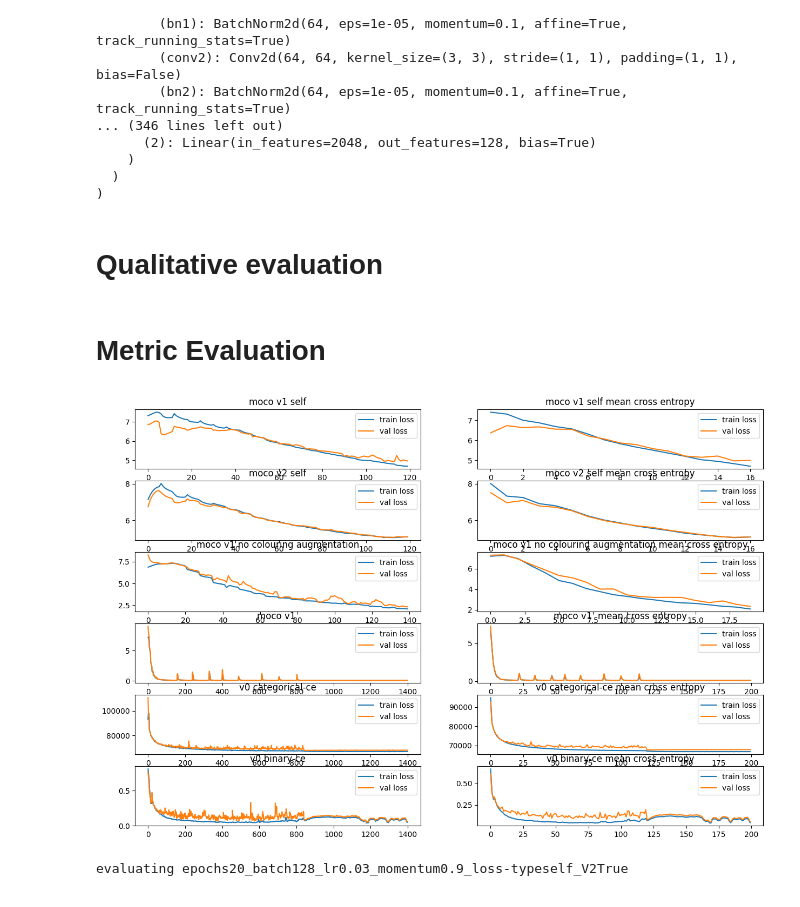
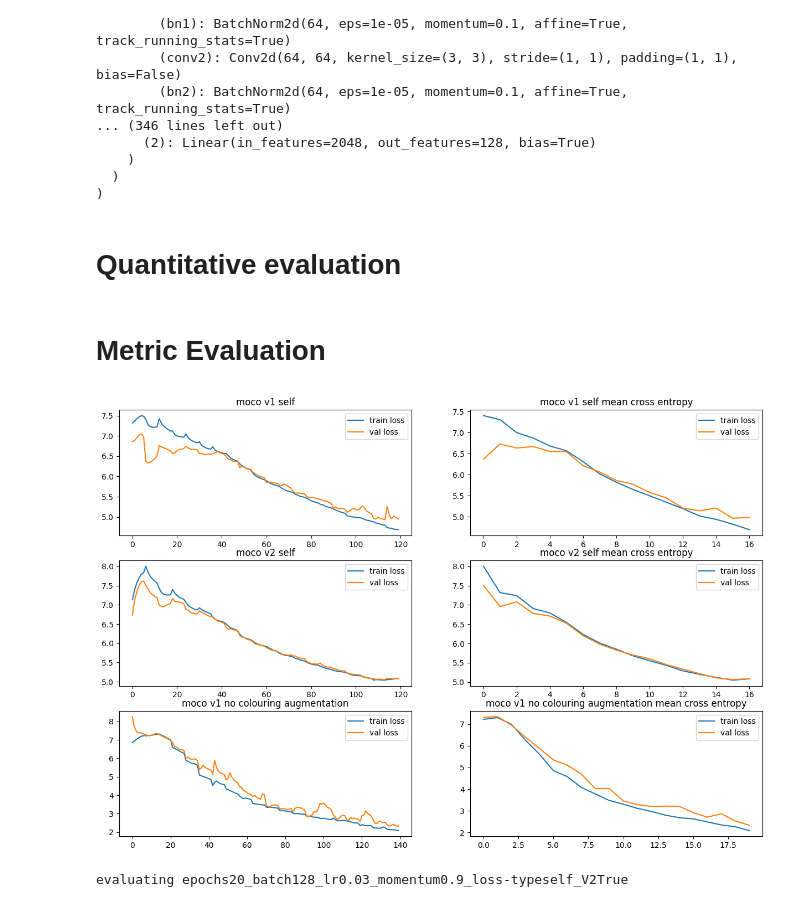
Before and after one commit to xu-shitong/Contrastive-Medical-Image-Classification, a Jupyter notebook: moco/moco.ipynb, the cells around one changed output. Saved outputs shown, nothing was run; the diff lists cells and outputs as text; code cells hidden in the pictures.

```diff
--- a/moco/moco.ipynb
+++ b/moco/moco.ipynb
@@ -336,13 +336,19 @@ else:
         normalize
     ]
 
-train_dataset = medmnist.PathMNIST("train", download=False, root=args.data,
-                                   transform=loader.TwoCropsTransform(transforms.Compose(augmentation)))
+# # legacy split dataset operation, should load splitted data instead
+# train_dataset = medmnist.PathMNIST("train", download=False, root=args.data)
+
+# pretrain_len = int(len(train_dataset) * TRAIN_SET_RATIO)
+# pretrain_set, pretrain_val_set = torch.utils.data.random_split(train_dataset, [pretrain_len, len(train_dataset) - pretrain_len])
+# torch.save(pretrain_set, "pretrain_set.data")
+# torch.save(pretrain_val_set, "pretrain_val_set.data")
+
+# # proper dataset loading, by loading pre-splitted data
+pretrain_set = loader.MOCODataset(args.data + "/pretrain_set.data", augmentation)
+pretrain_val_set = loader.MOCODataset(args.data + "/pretrain_val_set.data", augmentation)
 val_dataset = medmnist.PathMNIST("val", download=False, root=args.data,
                                    transform=loader.TwoCropsTransform(transforms.Compose(augmentation)))
-
-pretrain_len = int(len(train_dataset) * TRAIN_SET_RATIO)
-pretrain_set, pretrain_val_set = torch.utils.data.random_split(train_dataset, [pretrain_len, len(train_dataset) - pretrain_len])
 
 pretrain_loader = torch.utils.data.DataLoader(
     pretrain_set, batch_size=args.batch_size, shuffle=True,
@@ -500,7 +506,7 @@ for epoch in range(args.start_epoch, args.epochs):
 torch.save(model, f"{trial_name}.pickle")
 mem_report()
 # %% [markdown]
-# Qualitative evaluation
+# Quantitative evaluation
 # %%
 model.eval()
 classification_head = nn.Linear(128, 9).cuda(args.gpu)
@@ -550,41 +556,37 @@ def extract_float(file_name, start="Epoch"):
 
 # general propose plot
 file_names = [
-  "./epochs20_batch128_lr0.03_momentum0.9_loss-typeself_V2False.txt",
-  "./epochs20_batch128_lr0.03_momentum0.9_loss-typeself_V2True.txt",
-  "./epochs20_batch128_lr0.03_momentum0.9_loss-typeself_no-colouring.txt",
-  "./epochs200_batch128_lr0.03_momentum0.9_multi-typeself.txt",
-  "./epochs200_batch128_lr0.03_momentum0.9_multi-typecate-ce.txt",
-  "./epochs200_batch128_lr0.03_momentum0.9_loss-typebinary-ce.txt",
-
+  "./epochs20_batch128_lr0.03_momentum0.9_loss-typeself_V2False_old.txt",
+  "./epochs20_batch128_lr0.03_momentum0.9_loss-typeself_V2True_old.txt",
+  "./epochs20_batch128_lr0.03_momentum0.9_loss-typeself_V2False_no-colouring_old.txt",
 ]
 fig, axarr = plt.subplots(len(file_names), 2, figsize=(15, 10))
 names = ["moco v1 self", "moco v2 self", "moco v1 no colouring augmentation", "moco v1 ", "v0 categorical-ce", "v0 binary-ce"] # titles for each row of image, substitute of file name
 for i, file_name in enumerate(file_names):
   losses = extract_float(file_name) # shape [iteration_number * print num per iteration, 8], only loss at index [5, 7] are useful for plot
   train_index = {} # additional plot other than losses
   val_index = {}
   mean_loss_index = [i * 7 + 6 for i in range(losses.shape[0] // 7)]
 
   for j, idx in enumerate(train_index):
     axarr[i, j+1].plot(losses[:, idx])
 
   for j, idx in enumerate(val_index):
     axarr[i, j+1].plot(losses[:, idx])
     axarr[i, j+1].set_title(train_index[idx])
 
   axarr[i, 0].plot(losses[:, 5], label="train loss")
   axarr[i, 0].plot(losses[:, 7], label="val loss")
   axarr[i, 0].set_title(names[i])
   axarr[i, 0].legend(loc="upper right")
 
 
   axarr[i, -1].plot(losses[mean_loss_index, 5], label="train loss")
   axarr[i, -1].plot(losses[mean_loss_index, 7], label="val loss")
   axarr[i, -1].set_title(names[i] + " mean cross entropy")
   axarr[i, -1].legend(loc="upper right")
 # %% [output]
-[figure, old version]
+[figure, new version]
 # %%
 test_data = medmnist.PathMNIST("test", download=False, root=args.data,
                                   #  transform=loader.TwoCropsTransform(transforms.Compose(augmentation)))
```
Also changed, not shown: 14 other files.
